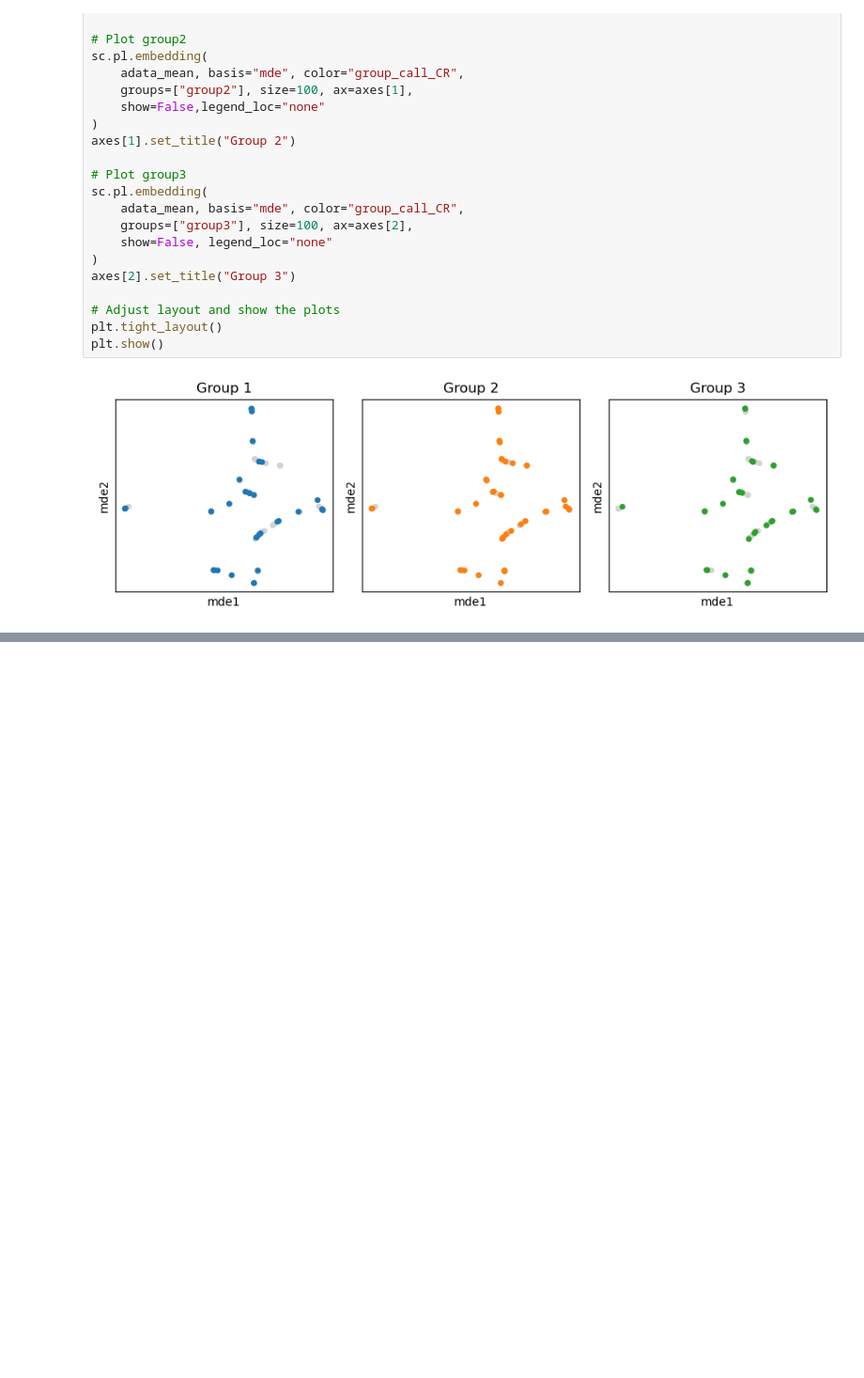
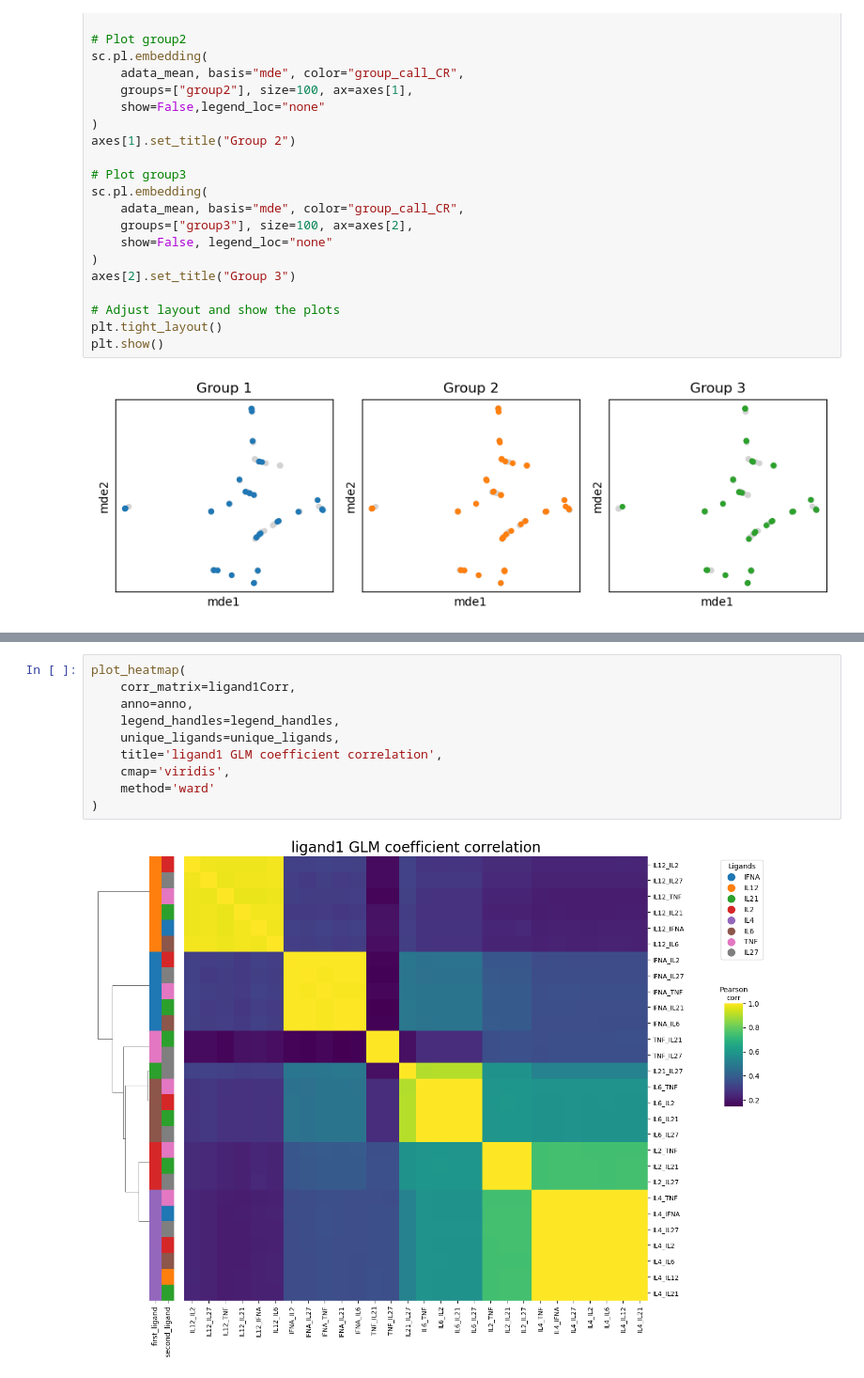
Before and after one commit to eric-y-wang/SIG07, a Jupyter notebook: analysis/correlation_analysis.ipynb, the cells around one changed output, grey strips where cells are left out. Shown at 94% size. Cells and saved outputs as stored; diff of their text form; blank space fills up the shorter version.

```diff
--- a/analysis/correlation_analysis.ipynb
+++ b/analysis/correlation_analysis.ipynb
@@ -576,0 +669,12 @@ sc.pl.umap(adata,color=['phase','group_call_CR'],
+# %%
+plot_heatmap(
+    corr_matrix=ligand1Corr,
+    anno=anno,
+    legend_handles=legend_handles,
+    unique_ligands=unique_ligands,
+    title='ligand1 GLM coefficient correlation',
+    cmap='viridis',
+    method='ward'
+)
+# %% [output]
+[figure, added]
```
Also changed, not shown: parts of 23 cells of this notebook, 24 other files.
